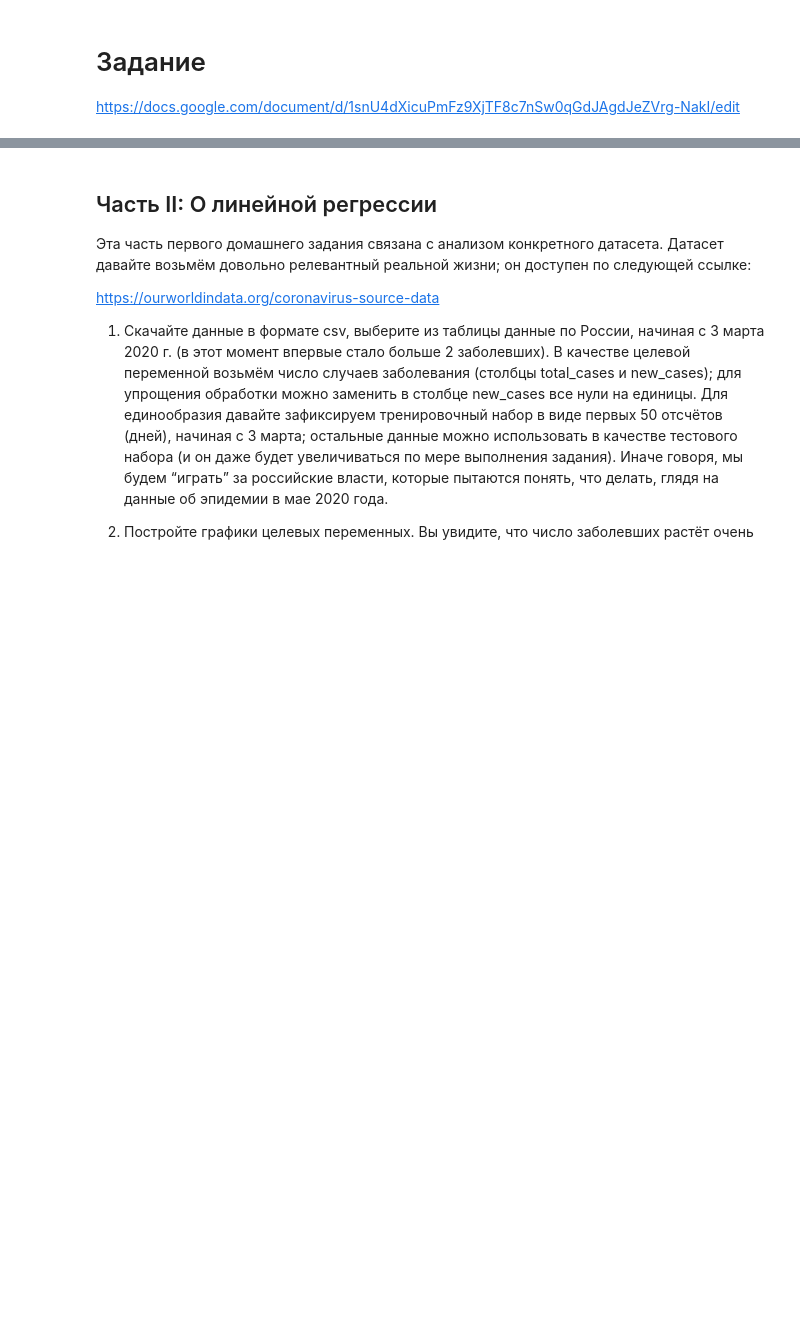
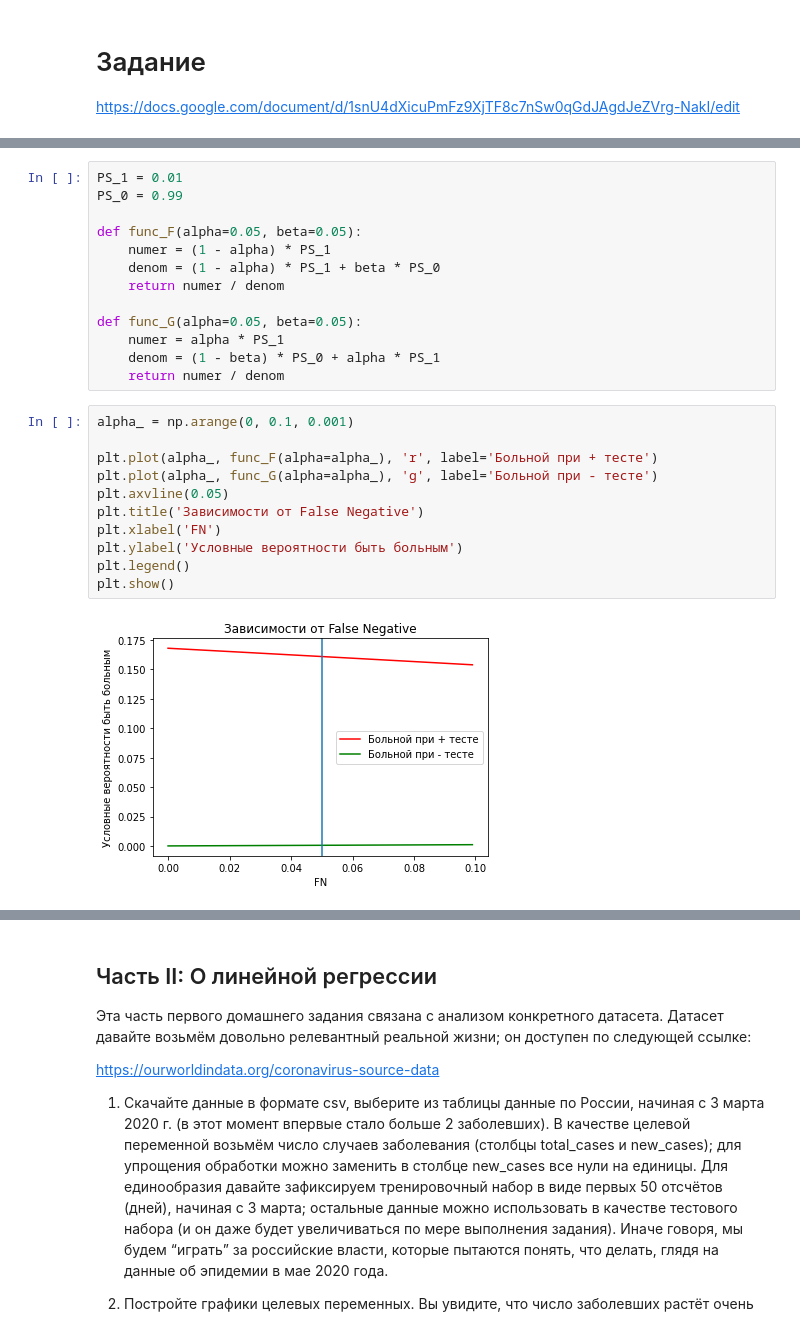
Before and after one commit to MikhailYeka/adv_ml_hws, a Jupyter notebook: HW1.ipynb, the cells around one changed output, grey strips where cells are left out. Saved outputs shown, nothing was run; the diff lists cells and outputs as text; blank space fills up the shorter version.

```diff
--- a/HW1.ipynb
+++ b/HW1.ipynb
@@ -23,0 +71,26 @@ https://docs.google.com/document/d/1snU4dXicuPmFz9XjTF8c7nSw0qGdJAgdJeZVrg-NakI/
+# %%
+PS_1 = 0.01
+PS_0 = 0.99
+
+def func_F(alpha=0.05, beta=0.05):
+    numer = (1 - alpha) * PS_1
+    denom = (1 - alpha) * PS_1 + beta * PS_0
+    return numer / denom
+
+def func_G(alpha=0.05, beta=0.05):
+    numer = alpha * PS_1
+    denom = (1 - beta) * PS_0 + alpha * PS_1
+    return numer / denom
+# %%
+alpha_ = np.arange(0, 0.1, 0.001)
+
+plt.plot(alpha_, func_F(alpha=alpha_), 'r', label='Больной при + тесте')
+plt.plot(alpha_, func_G(alpha=alpha_), 'g', label='Больной при - тесте')
+plt.axvline(0.05)
+plt.title('Зависимости от False Negative')
+plt.xlabel('FN')
+plt.ylabel('Условные вероятности быть больным')
+plt.legend()
+plt.show()
+# %% [output]
+[figure, added]
```
Also changed, not shown: parts of 22 cells of this notebook, 2 other files.
